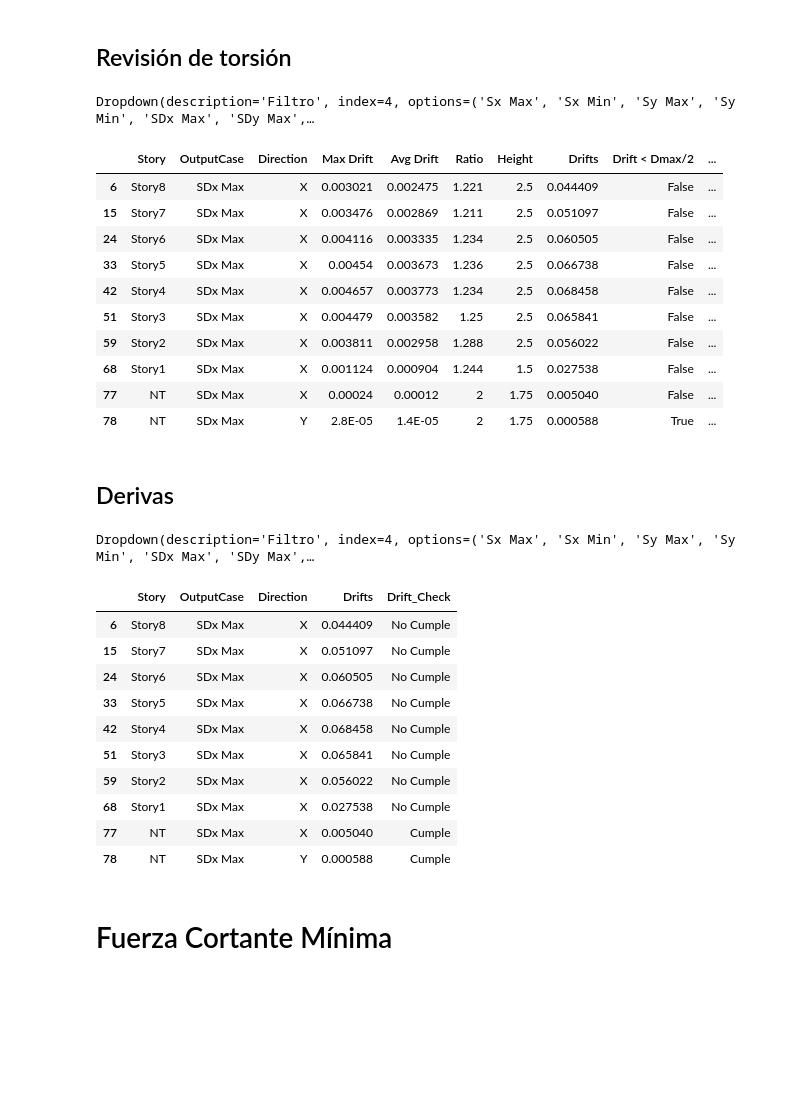
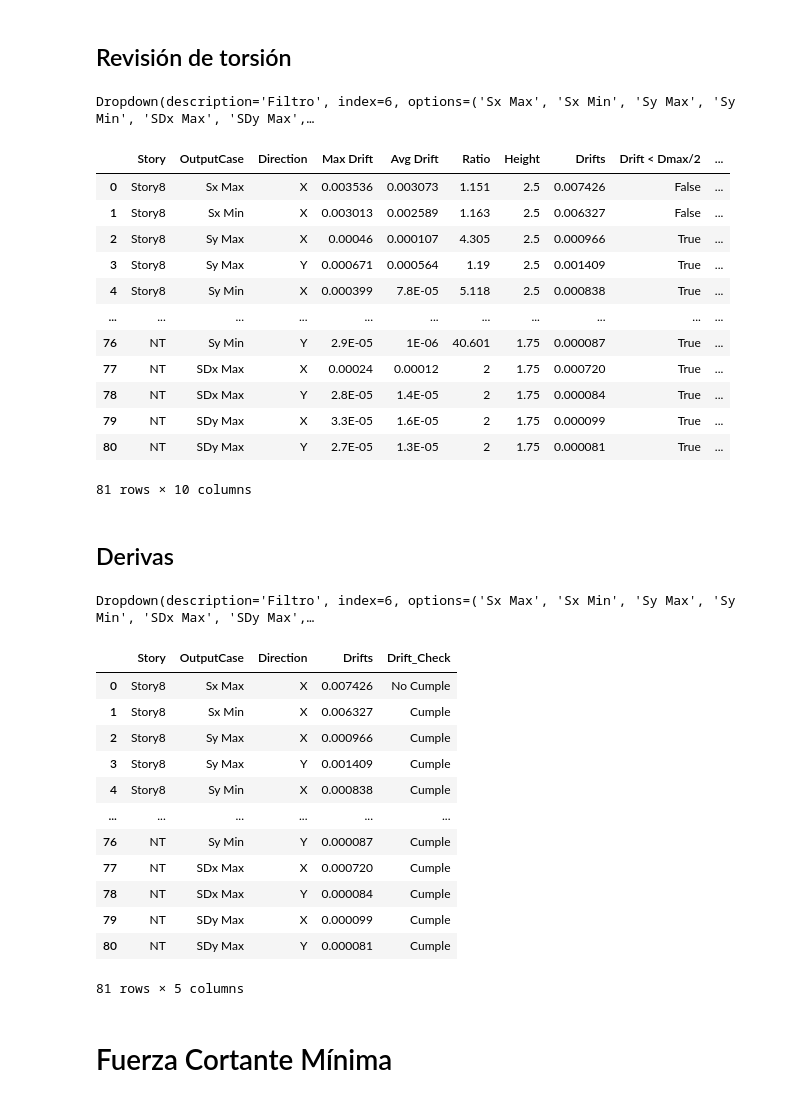
Before and after one commit to skyzizars/automatizacion_estructural, a Jupyter notebook: sismo_etabs.ipynb, the cells around one changed output. Drawn from its saved outputs; the diff is of its cells as text; code cells hidden in the pictures; blank space fills up the shorter version.

```diff
--- a/sismo_etabs.ipynb
+++ b/sismo_etabs.ipynb
@@ -23,3 +19,5 @@ sismo = ntb.Sismo()
+# %%
+sismo = sis.sismo_e30()
 # %% [markdown]
 # Parámetros de Sitio
 
@@ -135,37 +133,41 @@ sismo.rev_masa_table
 # %% [markdown]
 ## Revisión de torsión
 # %%
-sismo.show_table(sismo.torsion_table)
+sis.show_table(sismo.torsion_table)
 # %% [output]
-Dropdown(description='Filtro', index=4, options=('Sx Max', 'Sx Min', 'Sy Max', 'Sy Min', 'SDx Max', 'SDy Max',…
+Dropdown(description='Filtro', index=6, options=('Sx Max', 'Sx Min', 'Sy Max', 'Sy Min', 'SDx Max', 'SDy Max',…
 |  | Story | OutputCase | Direction | Max Drift | Avg Drift | Ratio | Height | Drifts | Drift < Dmax/2 | ... |
-| 6 | Story8 | SDx Max | X | 0.003021 | 0.002475 | 1.221 | 2.5 | 0.044409 | False | ... |
-| 15 | Story7 | SDx Max | X | 0.003476 | 0.002869 | 1.211 | 2.5 | 0.051097 | False | ... |
-| 24 | Story6 | SDx Max | X | 0.004116 | 0.003335 | 1.234 | 2.5 | 0.060505 | False | ... |
-| 33 | Story5 | SDx Max | X | 0.00454 | 0.003673 | 1.236 | 2.5 | 0.066738 | False | ... |
-| 42 | Story4 | SDx Max | X | 0.004657 | 0.003773 | 1.234 | 2.5 | 0.068458 | False | ... |
-| 51 | Story3 | SDx Max | X | 0.004479 | 0.003582 | 1.25 | 2.5 | 0.065841 | False | ... |
-| 59 | Story2 | SDx Max | X | 0.003811 | 0.002958 | 1.288 | 2.5 | 0.056022 | False | ... |
-| 68 | Story1 | SDx Max | X | 0.001124 | 0.000904 | 1.244 | 1.5 | 0.027538 | False | ... |
-| 77 | NT | SDx Max | X | 0.00024 | 0.00012 | 2 | 1.75 | 0.005040 | False | ... |
-| 78 | NT | SDx Max | Y | 2.8E-05 | 1.4E-05 | 2 | 1.75 | 0.000588 | True | ... |
+| 0 | Story8 | Sx Max | X | 0.003536 | 0.003073 | 1.151 | 2.5 | 0.007426 | False | ... |
+| 1 | Story8 | Sx Min | X | 0.003013 | 0.002589 | 1.163 | 2.5 | 0.006327 | False | ... |
+| 2 | Story8 | Sy Max | X | 0.00046 | 0.000107 | 4.305 | 2.5 | 0.000966 | True | ... |
+| 3 | Story8 | Sy Max | Y | 0.000671 | 0.000564 | 1.19 | 2.5 | 0.001409 | True | ... |
+| 4 | Story8 | Sy Min | X | 0.000399 | 7.8E-05 | 5.118 | 2.5 | 0.000838 | True | ... |
+| ... | ... | ... | ... | ... | ... | ... | ... | ... | ... | ... |
+| 76 | NT | Sy Min | Y | 2.9E-05 | 1E-06 | 40.601 | 1.75 | 0.000087 | True | ... |
+| 77 | NT | SDx Max | X | 0.00024 | 0.00012 | 2 | 1.75 | 0.000720 | True | ... |
+| 78 | NT | SDx Max | Y | 2.8E-05 | 1.4E-05 | 2 | 1.75 | 0.000084 | True | ... |
+| 79 | NT | SDy Max | X | 3.3E-05 | 1.6E-05 | 2 | 1.75 | 0.000099 | True | ... |
+| 80 | NT | SDy Max | Y | 2.7E-05 | 1.3E-05 | 2 | 1.75 | 0.000081 | True | ... |
+81 rows × 10 columns
 # %% [markdown]
 ## Derivas
 # %%
-sismo.show_table(sismo.drift_table)
+sis.show_table(sismo.drift_table)
 # %% [output]
-Dropdown(description='Filtro', index=4, options=('Sx Max', 'Sx Min', 'Sy Max', 'Sy Min', 'SDx Max', 'SDy Max',…
+Dropdown(description='Filtro', index=6, options=('Sx Max', 'Sx Min', 'Sy Max', 'Sy Min', 'SDx Max', 'SDy Max',…
 |  | Story | OutputCase | Direction | Drifts | Drift_Check |
-| 6 | Story8 | SDx Max | X | 0.044409 | No Cumple |
-| 15 | Story7 | SDx Max | X | 0.051097 | No Cumple |
-| 24 | Story6 | SDx Max | X | 0.060505 | No Cumple |
-| 33 | Story5 | SDx Max | X | 0.066738 | No Cumple |
-| 42 | Story4 | SDx Max | X | 0.068458 | No Cumple |
-| 51 | Story3 | SDx Max | X | 0.065841 | No Cumple |
-| 59 | Story2 | SDx Max | X | 0.056022 | No Cumple |
-| 68 | Story1 | SDx Max | X | 0.027538 | No Cumple |
-| 77 | NT | SDx Max | X | 0.005040 | Cumple |
-| 78 | NT | SDx Max | Y | 0.000588 | Cumple |
+| 0 | Story8 | Sx Max | X | 0.007426 | No Cumple |
+| 1 | Story8 | Sx Min | X | 0.006327 | Cumple |
+| 2 | Story8 | Sy Max | X | 0.000966 | Cumple |
+| 3 | Story8 | Sy Max | Y | 0.001409 | Cumple |
+| 4 | Story8 | Sy Min | X | 0.000838 | Cumple |
+| ... | ... | ... | ... | ... | ... |
+| 76 | NT | Sy Min | Y | 0.000087 | Cumple |
+| 77 | NT | SDx Max | X | 0.000720 | Cumple |
+| 78 | NT | SDx Max | Y | 0.000084 | Cumple |
+| 79 | NT | SDy Max | X | 0.000099 | Cumple |
+| 80 | NT | SDy Max | Y | 0.000081 | Cumple |
+81 rows × 5 columns
 # %% [markdown]
 # Fuerza Cortante Mínima
 # %%
```
Also changed, not shown: parts of 6 cells of this notebook, 1 other file.
